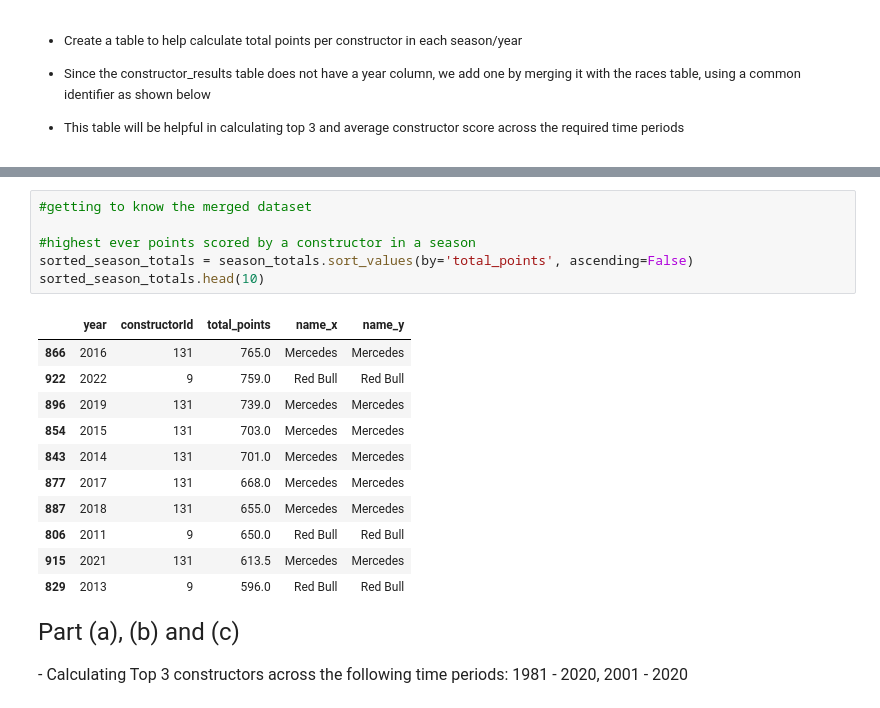
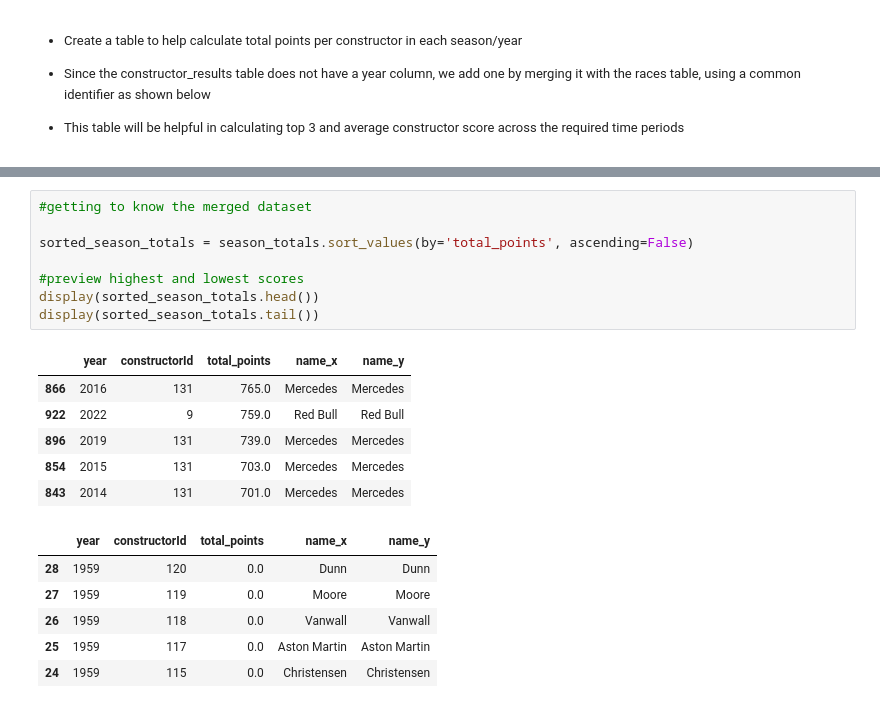
Before and after one commit to tanyajagdishemory/datasci530fall2025, a Jupyter notebook: Lecture 03/Assignment2.ipynb, the cells around one changed output, grey strips where cells are left out. Drawn from its saved outputs; the diff is of its cells as text.

```diff
--- a/Lecture 03/Assignment2.ipynb
+++ b/Lecture 03/Assignment2.ipynb
@@ -142,25 +159,21 @@ MergeError: Passing 'suffixes' which cause duplicate columns {'name_x'} is not a
 # %%
 #getting to know the merged dataset
 
-#highest ever points scored by a constructor in a season
 sorted_season_totals = season_totals.sort_values(by='total_points', ascending=False)
-sorted_season_totals.head(10)
+
+#preview highest and lowest scores
+display(sorted_season_totals.head())
+display(sorted_season_totals.tail())
 # %% [output]
 |  | year | constructorId | total_points | name_x | name_y |
 | 866 | 2016 | 131 | 765.0 | Mercedes | Mercedes |
 | 922 | 2022 | 9 | 759.0 | Red Bull | Red Bull |
 | 896 | 2019 | 131 | 739.0 | Mercedes | Mercedes |
 | 854 | 2015 | 131 | 703.0 | Mercedes | Mercedes |
 | 843 | 2014 | 131 | 701.0 | Mercedes | Mercedes |
-| 877 | 2017 | 131 | 668.0 | Mercedes | Mercedes |
-| 887 | 2018 | 131 | 655.0 | Mercedes | Mercedes |
-| 806 | 2011 | 9 | 650.0 | Red Bull | Red Bull |
-| 915 | 2021 | 131 | 613.5 | Mercedes | Mercedes |
-| 829 | 2013 | 9 | 596.0 | Red Bull | Red Bull |
+|  | year | constructorId | total_points | name_x | name_y |
+| 28 | 1959 | 120 | 0.0 | Dunn | Dunn |
+| 27 | 1959 | 119 | 0.0 | Moore | Moore |
+| 26 | 1959 | 118 | 0.0 | Vanwall | Vanwall |
+| 25 | 1959 | 117 | 0.0 | Aston Martin | Aston Martin |
+| 24 | 1959 | 115 | 0.0 | Christensen | Christensen |
-# %% [markdown]
-<font size = 5>
-Part (a), (b) and (c)
-# %% [markdown]
-
-<font size = 3>
-- Calculating Top 3 constructors across the following time periods: 1981 - 2020, 2001 - 2020
```
Also changed, not shown: parts of 34 cells of this notebook, 1 other file.
